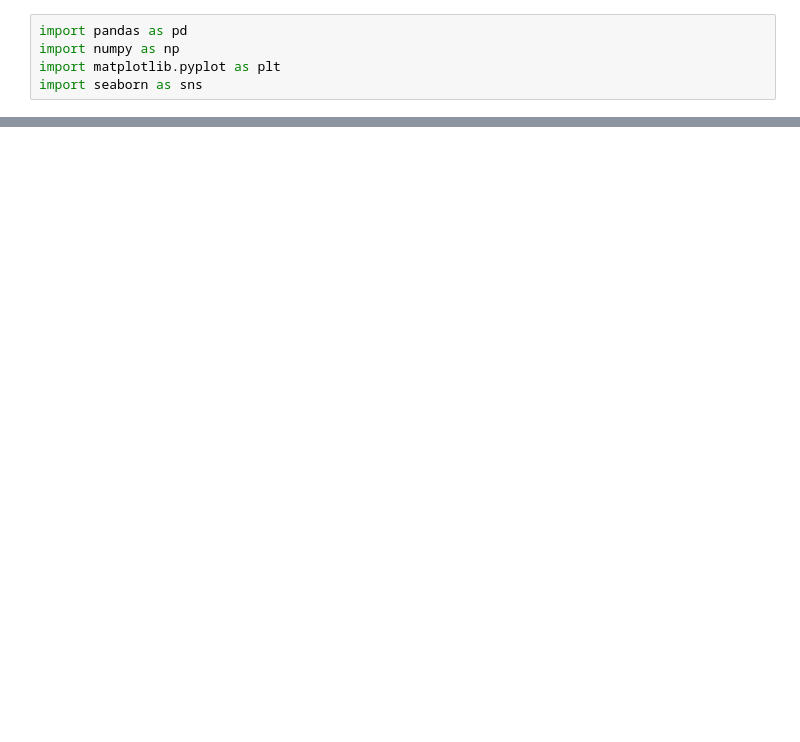
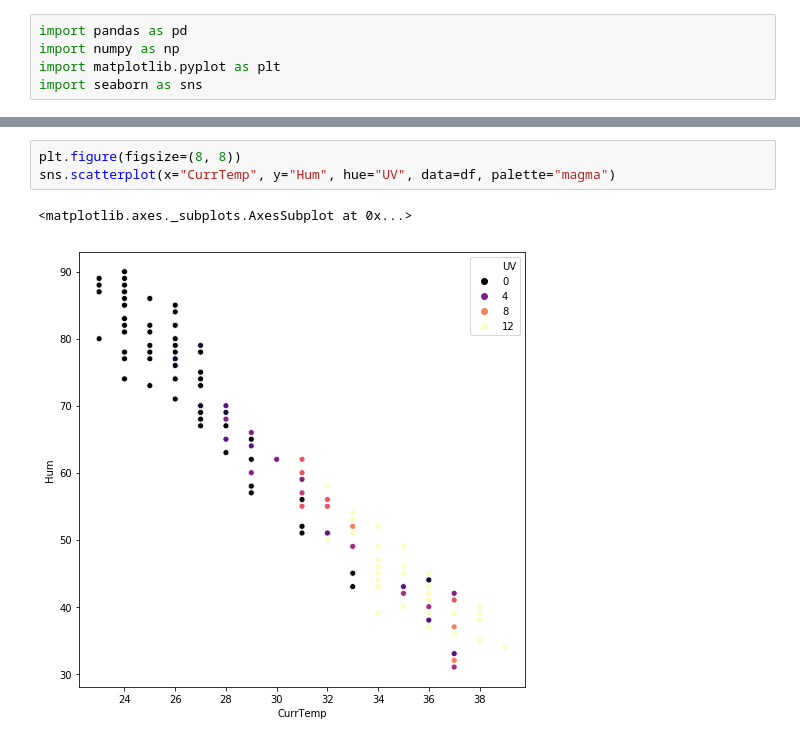
Before and after one commit to HenriqueCSJ/Python-Lessons, a Jupyter notebook: ML-Course/Paracambi/RJWeather.ipynb, the cells around one changed output, grey strips where cells are left out. Drawn from its saved outputs; the diff is of its cells as text; blank space fills up the shorter version.

```diff
--- a/ML-Course/Paracambi/RJWeather.ipynb
+++ b/ML-Course/Paracambi/RJWeather.ipynb
@@ -297,0 +100,6 @@ metrics.mean_squared_error(y_test, predictions)
+# %%
+plt.figure(figsize=(8, 8))
+sns.scatterplot(x="CurrTemp", y="Hum", hue="UV", data=df, palette="magma")
+# %% [output]
+<matplotlib.axes._subplots.AxesSubplot at 0x...>
+[figure, added]
```
Also changed, not shown: parts of 64 cells of this notebook, 26 other files.
